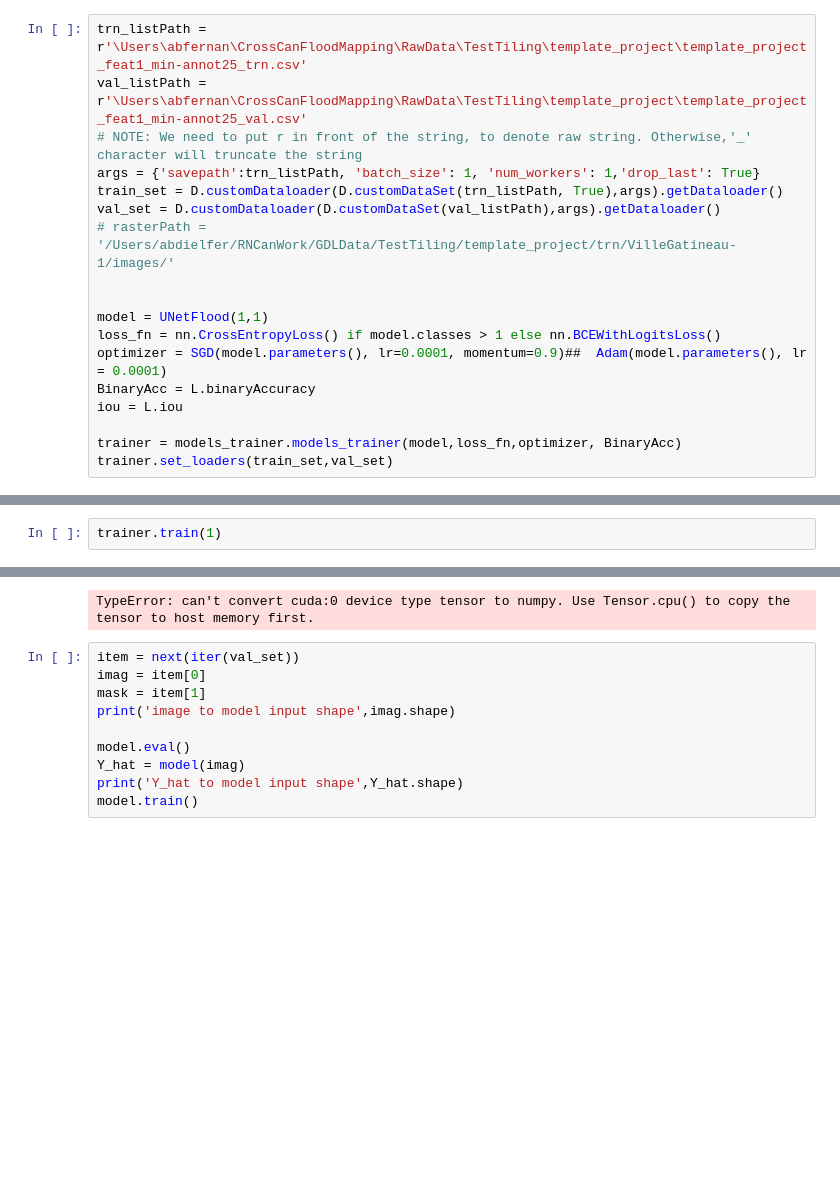
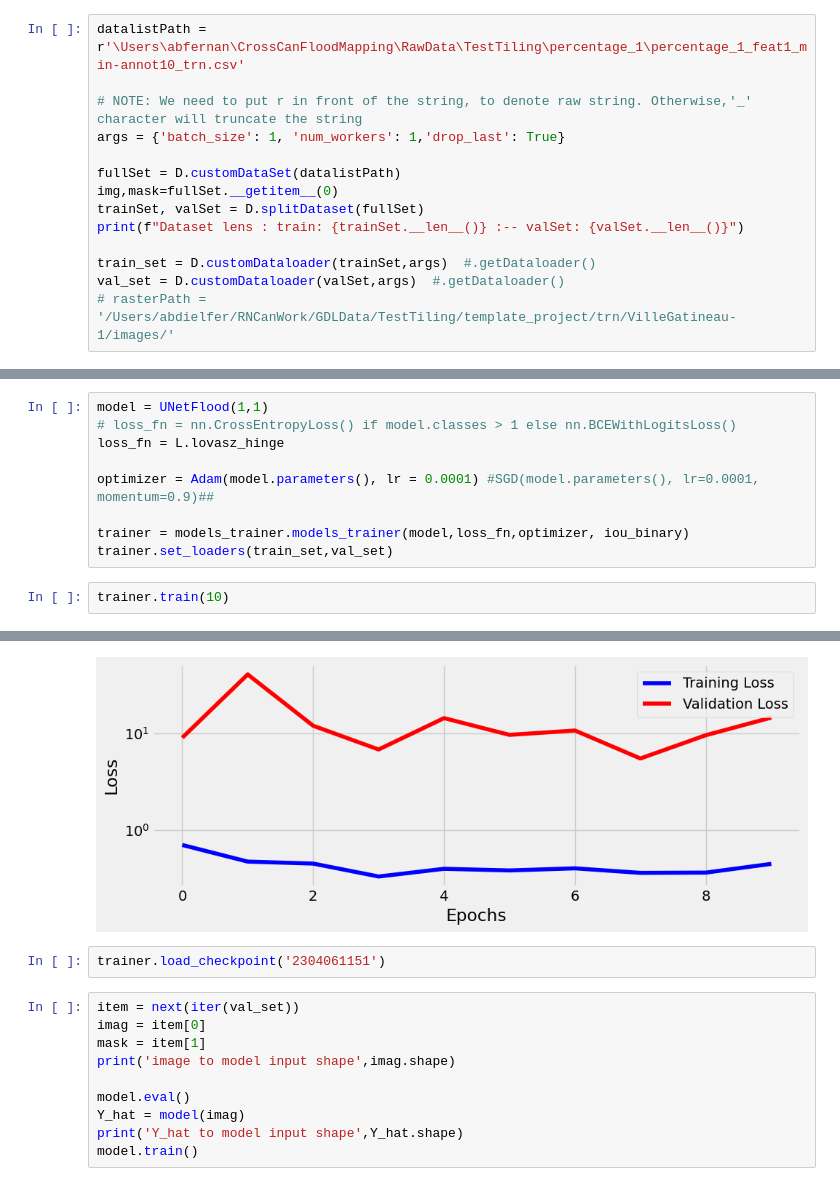
Before and after one commit to Abdielfer/DL4Flood, a Jupyter notebook: testingZone.ipynb, the cells around one changed output, grey strips where cells are left out. Cells and saved outputs as stored; diff of their text form; blank space fills up the shorter version.

```diff
--- a/testingZone.ipynb
+++ b/testingZone.ipynb
@@ -43,18 +38,14 @@ print(OPS)
 # %%
-trn_listPath = r'\Users\abfernan\CrossCanFloodMapping\RawData\TestTiling\template_project\template_project_feat1_min-annot25_trn.csv'
-val_listPath = r'\Users\abfernan\CrossCanFloodMapping\RawData\TestTiling\template_project\template_project_feat1_min-annot25_val.csv'
+datalistPath = r'\Users\abfernan\CrossCanFloodMapping\RawData\TestTiling\percentage_1\percentage_1_feat1_min-annot10_trn.csv'
+
 # NOTE: We need to put r in front of the string, to denote raw string. Otherwise,'_' character will truncate the string
-args = {'savepath':trn_listPath, 'batch_size': 1, 'num_workers': 1,'drop_last': True}
-train_set = D.customDataloader(D.customDataSet(trn_listPath, True),args).getDataloader()
-val_set = D.customDataloader(D.customDataSet(val_listPath),args).getDataloader()
+args = {'batch_size': 1, 'num_workers': 1,'drop_last': True}
+
+fullSet = D.customDataSet(datalistPath)
+img,mask=fullSet.__getitem__(0)
+trainSet, valSet = D.splitDataset(fullSet)
+print(f"Dataset lens : train: {trainSet.__len__()} :-- valSet: {valSet.__len__()}")
+
+train_set = D.customDataloader(trainSet,args)  #.getDataloader()
+val_set = D.customDataloader(valSet,args)  #.getDataloader()
 # rasterPath = '/Users/abdielfer/RNCanWork/GDLData/TestTiling/template_project/trn/VilleGatineau-1/images/'
-
-
-model = UNetFlood(1,1)
-loss_fn = nn.CrossEntropyLoss() if model.classes > 1 else nn.BCEWithLogitsLoss()
-optimizer = SGD(model.parameters(), lr=0.0001, momentum=0.9)##  Adam(model.parameters(), lr = 0.0001)
-BinaryAcc = L.binaryAccuracy
-iou = L.iou
-
-trainer = models_trainer.models_trainer(model,loss_fn,optimizer, BinaryAcc)
-trainer.set_loaders(train_set,val_set)
@@ -61,3 +76,12 @@ trainer.set_loaders(train_set,val_set)
+# %%
+model = UNetFlood(1,1)
+# loss_fn = nn.CrossEntropyLoss() if model.classes > 1 else nn.BCEWithLogitsLoss()
+loss_fn = L.lovasz_hinge
+
+optimizer = Adam(model.parameters(), lr = 0.0001) #SGD(model.parameters(), lr=0.0001, momentum=0.9)##
+
+trainer = models_trainer.models_trainer(model,loss_fn,optimizer, iou_binary)
+trainer.set_loaders(train_set,val_set)
 # %%
-trainer.train(1)
+trainer.train(10)
 # %% [output]
@@ -69,4 +105,6 @@ metric 0.2597588300704956
-TypeError: can't convert cuda:0 device type tensor to numpy. Use Tensor.cpu() to copy the tensor to host memory first.
+[figure, added]
+# %%
+trainer.load_checkpoint('2304061151')
 # %%
 item = next(iter(val_set))
 imag = item[0]
```
Also changed, not shown: parts of 26 cells of this notebook, 1 other file.
